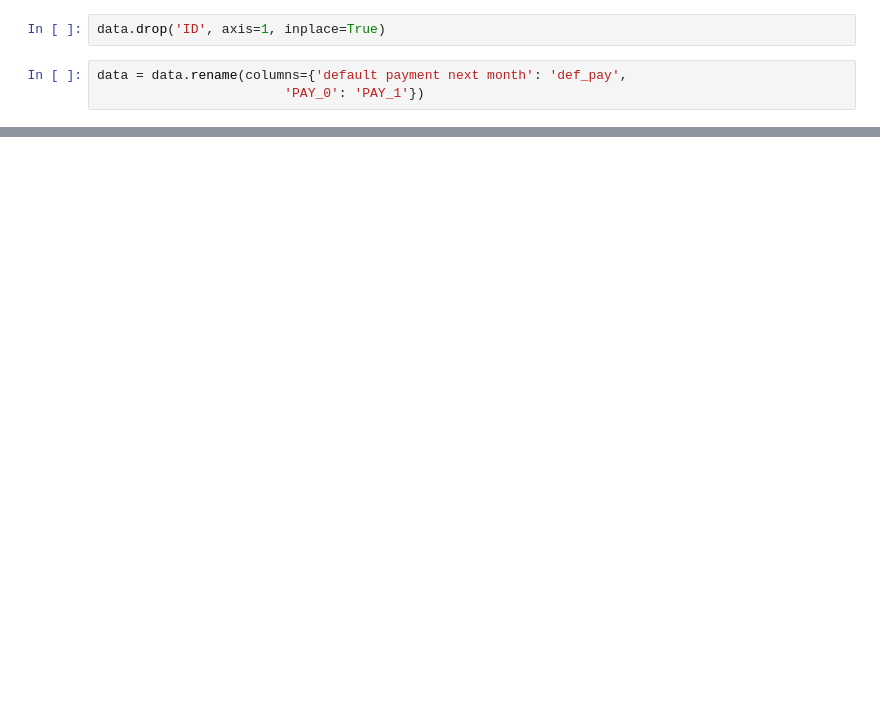
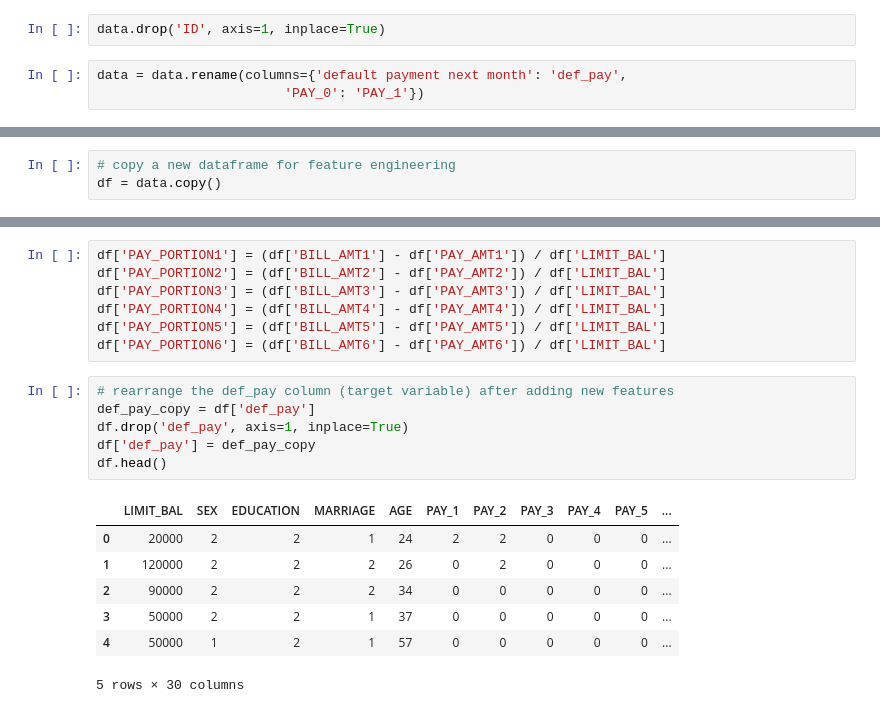
Before and after one commit to lihuicham/default-credit-card-clients-prediction, a Jupyter notebook: ProjectCode-Python.ipynb, the cells around one changed output, grey strips where cells are left out. Drawn from its saved outputs; the diff is of its cells as text; blank space fills up the shorter version.

Commit message:
data preprocessing done

```diff
--- a/ProjectCode-Python.ipynb
+++ b/ProjectCode-Python.ipynb
@@ -265,0 +275,3 @@ Name: PAY_6, dtype: int64
+# %%
+# copy a new dataframe for feature engineering
+df = data.copy()
@@ -265,0 +284,21 @@ Name: PAY_6, dtype: int64
+# %%
+df['PAY_PORTION1'] = (df['BILL_AMT1'] - df['PAY_AMT1']) / df['LIMIT_BAL']
+df['PAY_PORTION2'] = (df['BILL_AMT2'] - df['PAY_AMT2']) / df['LIMIT_BAL']
+df['PAY_PORTION3'] = (df['BILL_AMT3'] - df['PAY_AMT3']) / df['LIMIT_BAL']
+df['PAY_PORTION4'] = (df['BILL_AMT4'] - df['PAY_AMT4']) / df['LIMIT_BAL']
+df['PAY_PORTION5'] = (df['BILL_AMT5'] - df['PAY_AMT5']) / df['LIMIT_BAL']
+df['PAY_PORTION6'] = (df['BILL_AMT6'] - df['PAY_AMT6']) / df['LIMIT_BAL']
+# %%
+# rearrange the def_pay column (target variable) after adding new features
+def_pay_copy = df['def_pay']
+df.drop('def_pay', axis=1, inplace=True)
+df['def_pay'] = def_pay_copy
+df.head()
+# %% [output]
+|  | LIMIT_BAL | SEX | EDUCATION | MARRIAGE | AGE | PAY_1 | PAY_2 | PAY_3 | PAY_4 | PAY_5 | ... |
+| 0 | 20000 | 2 | 2 | 1 | 24 | 2 | 2 | 0 | 0 | 0 | ... |
+| 1 | 120000 | 2 | 2 | 2 | 26 | 0 | 2 | 0 | 0 | 0 | ... |
+| 2 | 90000 | 2 | 2 | 2 | 34 | 0 | 0 | 0 | 0 | 0 | ... |
+| 3 | 50000 | 2 | 2 | 1 | 37 | 0 | 0 | 0 | 0 | 0 | ... |
+| 4 | 50000 | 1 | 2 | 1 | 57 | 0 | 0 | 0 | 0 | 0 | ... |
+5 rows × 30 columns
```
Also changed, not shown: parts of 17 cells of this notebook.
